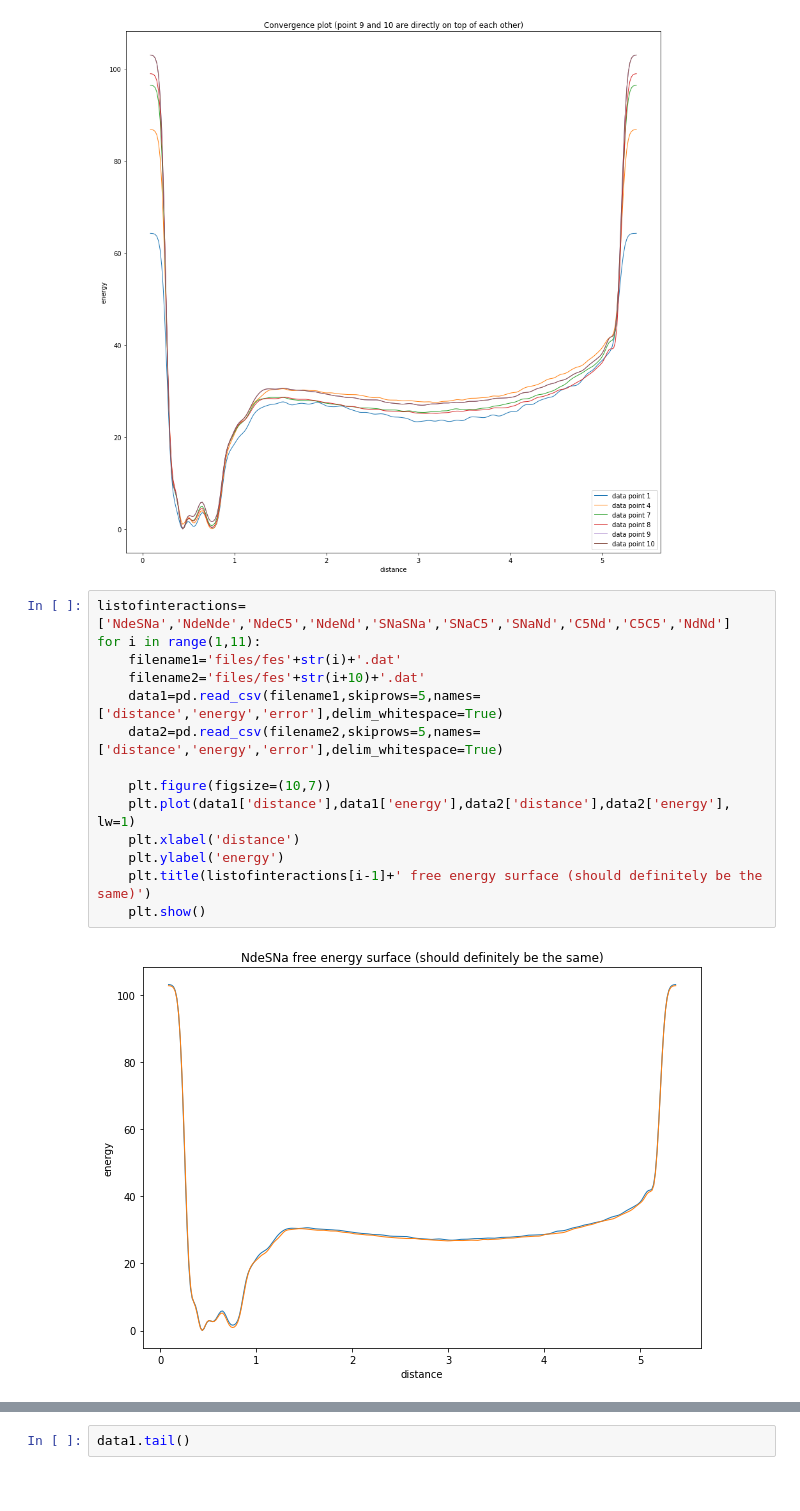
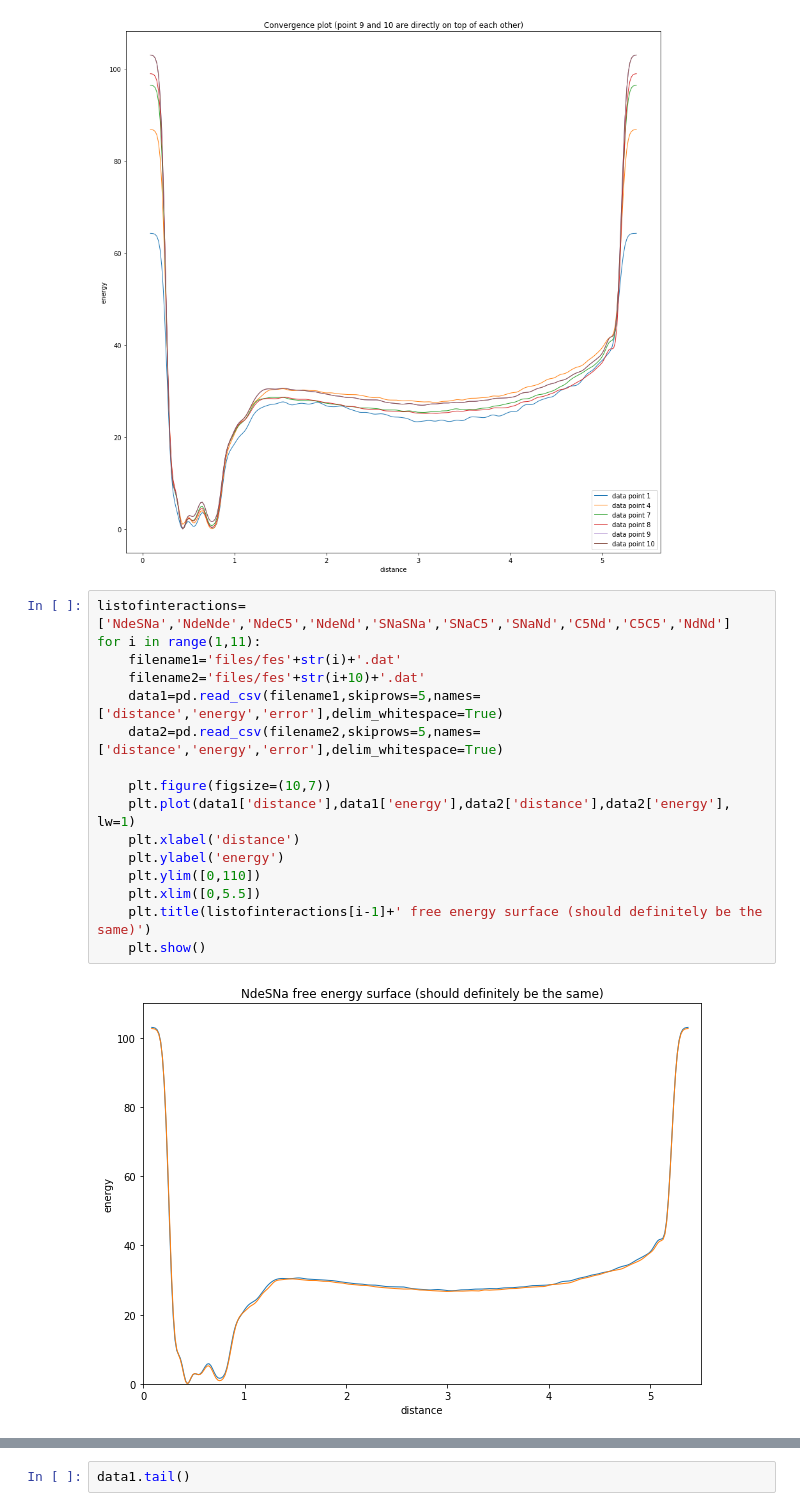
Before and after one commit to garrettd2225/Triazine-project, a Jupyter notebook: Metad_graphs_idunno.ipynb, the cells around one changed output, grey strips where cells are left out. Cells and saved outputs as stored; diff of their text form.

```diff
--- a/Metad_graphs_idunno.ipynb
+++ b/Metad_graphs_idunno.ipynb
@@ -22,16 +24,18 @@ plt.show()
 # %%
 listofinteractions=['NdeSNa','NdeNde','NdeC5','NdeNd','SNaSNa','SNaC5','SNaNd','C5Nd','C5C5','NdNd']
 for i in range(1,11):
     filename1='files/fes'+str(i)+'.dat'
     filename2='files/fes'+str(i+10)+'.dat'
     data1=pd.read_csv(filename1,skiprows=5,names=['distance','energy','error'],delim_whitespace=True)
     data2=pd.read_csv(filename2,skiprows=5,names=['distance','energy','error'],delim_whitespace=True)
 
     plt.figure(figsize=(10,7))
     plt.plot(data1['distance'],data1['energy'],data2['distance'],data2['energy'], lw=1)
     plt.xlabel('distance')
     plt.ylabel('energy')
+    plt.ylim([0,110])
+    plt.xlim([0,5.5])
     plt.title(listofinteractions[i-1]+' free energy surface (should definitely be the same)')
     plt.show()
 # %% [output]
-[figure, old version]
+[figure, new version]
```
Also changed, not shown: parts of 12 cells of this notebook.
